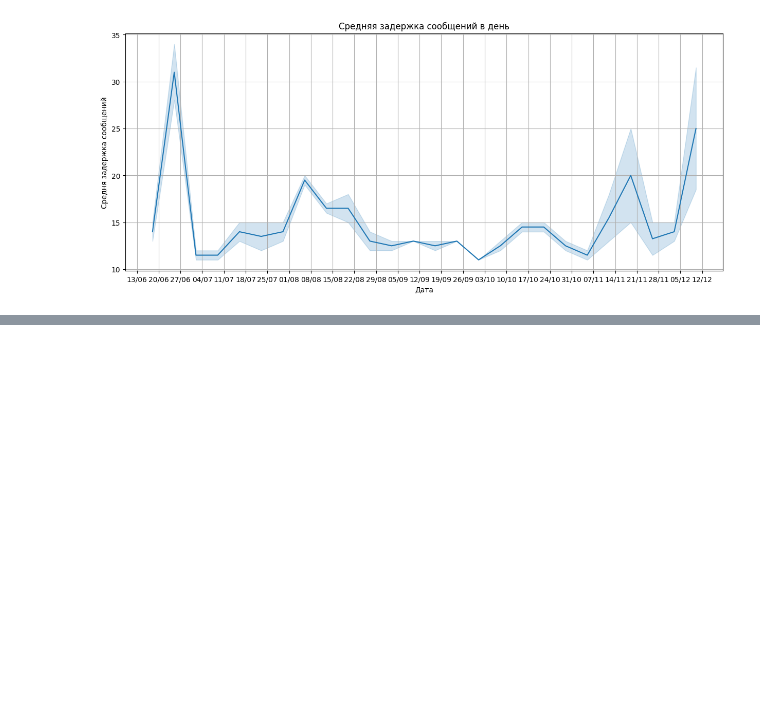
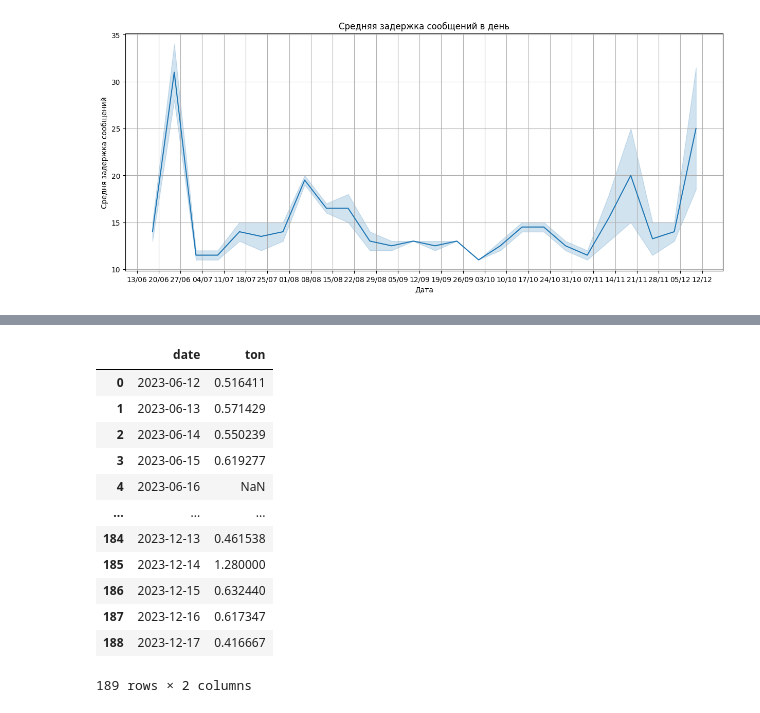
Before and after one commit to truffix/texting_analysis, a Jupyter notebook: telegram_anal.ipynb, the cells around one changed output, grey strips where cells are left out. Drawn from its saved outputs; the diff is of its cells as text; code cells hidden in the pictures; blank space fills up the shorter version.

```diff
--- a/telegram_anal.ipynb
+++ b/telegram_anal.ipynb
@@ -551,0 +566,17 @@ plt.savefig('Средняя задержка сообщений в день.png'
+# %%
+df_ton = df.groupby(pd.Grouper(key='date', freq='D')).agg(ton=('ton','mean')).reset_index()
+df_ton
+# %% [output]
+|  | date | ton |
+| 0 | 2023-06-12 | 0.516411 |
+| 1 | 2023-06-13 | 0.571429 |
+| 2 | 2023-06-14 | 0.550239 |
+| 3 | 2023-06-15 | 0.619277 |
+| 4 | 2023-06-16 | NaN |
+| ... | ... | ... |
+| 184 | 2023-12-13 | 0.461538 |
+| 185 | 2023-12-14 | 1.280000 |
+| 186 | 2023-12-15 | 0.632440 |
+| 187 | 2023-12-16 | 0.617347 |
+| 188 | 2023-12-17 | 0.416667 |
+189 rows × 2 columns
```
Also changed, not shown: parts of 8 cells of this notebook.
